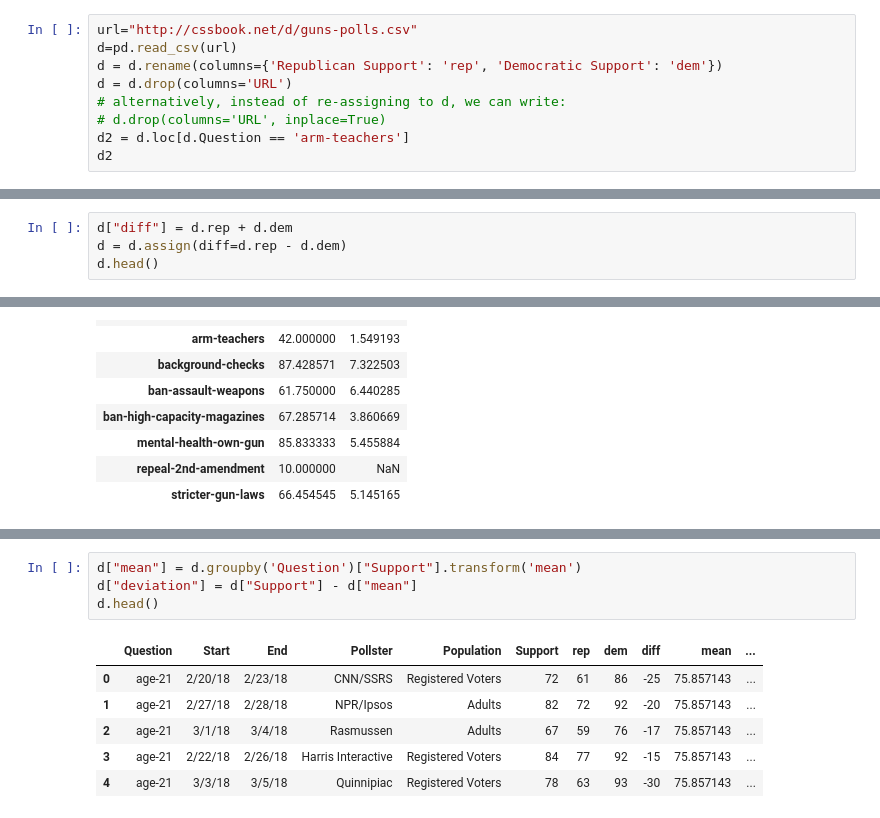
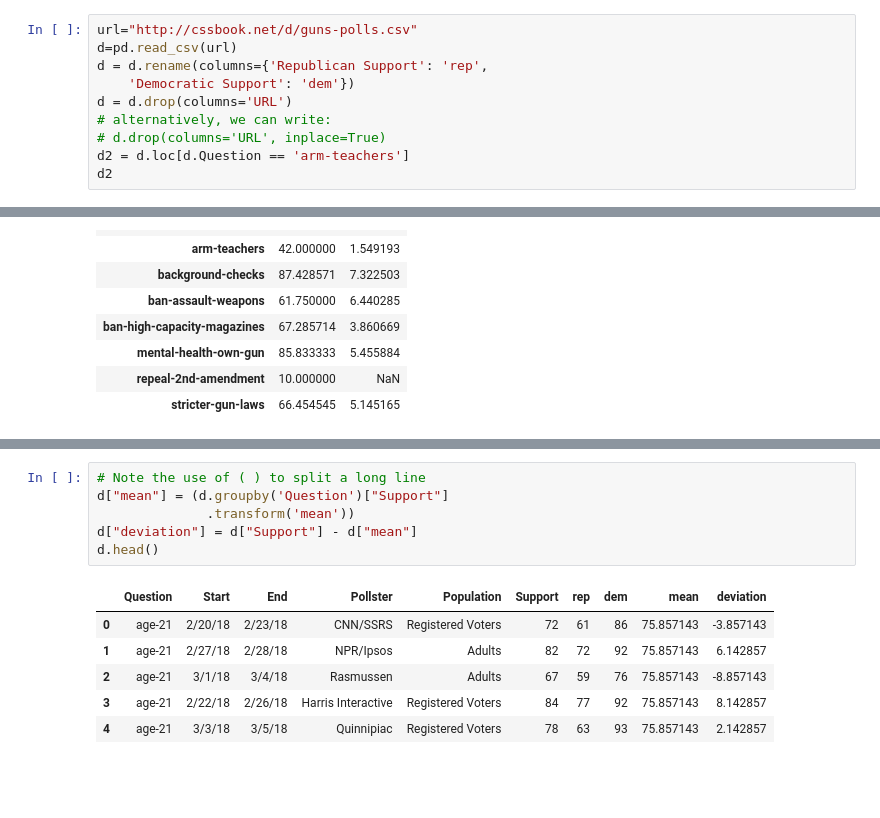
Before and after one commit to ccs-amsterdam/ccsbook, a Jupyter notebook: chapter06/ch_data_wrangling_py.ipynb, the cells around one changed output, grey strips where cells are left out. Saved outputs shown, nothing was run; the diff lists cells and outputs as text; blank space fills up the shorter version.

```diff
--- a/chapter06/ch_data_wrangling_py.ipynb
+++ b/chapter06/ch_data_wrangling_py.ipynb
@@ -22,9 +25,10 @@ import re
 # %%
 url="http://cssbook.net/d/guns-polls.csv"
 d=pd.read_csv(url)
-d = d.rename(columns={'Republican Support': 'rep', 'Democratic Support': 'dem'})
+d = d.rename(columns={'Republican Support': 'rep',
+    'Democratic Support': 'dem'})
 d = d.drop(columns='URL')
-# alternatively, instead of re-assigning to d, we can write:
+# alternatively, we can write:
 # d.drop(columns='URL', inplace=True)
 d2 = d.loc[d.Question == 'arm-teachers']
 d2
@@ -36,7 +40,3 @@ d2
 | 10 | arm-teachers | 2/27/18 | 2/28/18 | NPR/Ipsos | Adults | 41 | 68 | 18 |
 | 11 | arm-teachers | 3/3/18 | 3/5/18 | Quinnipiac | Registered Voters | 40 | 77 | 10 |
 | 12 | arm-teachers | 2/26/18 | 2/28/18 | SurveyMonkey | Registered Voters | 43 | 80 | 11 |
-# %%
-d["diff"] = d.rep + d.dem
-d = d.assign(diff=d.rep - d.dem)
-d.head()
@@ -77,13 +105,15 @@ d.groupby('Question').agg({'Support': ['mean', 'std']})
 | repeal-2nd-amendment | 10.000000 | NaN |
 | stricter-gun-laws | 66.454545 | 5.145165 |
 # %%
-d["mean"] = d.groupby('Question')["Support"].transform('mean')
+# Note the use of ( ) to split a long line
+d["mean"] = (d.groupby('Question')["Support"]
+              .transform('mean'))
 d["deviation"] = d["Support"] - d["mean"]
 d.head()
 # %% [output]
-|  | Question | Start | End | Pollster | Population | Support | rep | dem | diff | mean | ... |
-| 0 | age-21 | 2/20/18 | 2/23/18 | CNN/SSRS | Registered Voters | 72 | 61 | 86 | -25 | 75.857143 | ... |
-| 1 | age-21 | 2/27/18 | 2/28/18 | NPR/Ipsos | Adults | 82 | 72 | 92 | -20 | 75.857143 | ... |
-| 2 | age-21 | 3/1/18 | 3/4/18 | Rasmussen | Adults | 67 | 59 | 76 | -17 | 75.857143 | ... |
-| 3 | age-21 | 2/22/18 | 2/26/18 | Harris Interactive | Registered Voters | 84 | 77 | 92 | -15 | 75.857143 | ... |
-| 4 | age-21 | 3/3/18 | 3/5/18 | Quinnipiac | Registered Voters | 78 | 63 | 93 | -30 | 75.857143 | ... |
+|  | Question | Start | End | Pollster | Population | Support | rep | dem | mean | deviation |
+| 0 | age-21 | 2/20/18 | 2/23/18 | CNN/SSRS | Registered Voters | 72 | 61 | 86 | 75.857143 | -3.857143 |
+| 1 | age-21 | 2/27/18 | 2/28/18 | NPR/Ipsos | Adults | 82 | 72 | 92 | 75.857143 | 6.142857 |
+| 2 | age-21 | 3/1/18 | 3/4/18 | Rasmussen | Adults | 67 | 59 | 76 | 75.857143 | -8.857143 |
+| 3 | age-21 | 2/22/18 | 2/26/18 | Harris Interactive | Registered Voters | 84 | 77 | 92 | 75.857143 | 8.142857 |
+| 4 | age-21 | 3/3/18 | 3/5/18 | Quinnipiac | Registered Voters | 78 | 63 | 93 | 75.857143 | 2.142857 |
```
Also changed, not shown: parts of 6 cells of this notebook, 8 other files.
